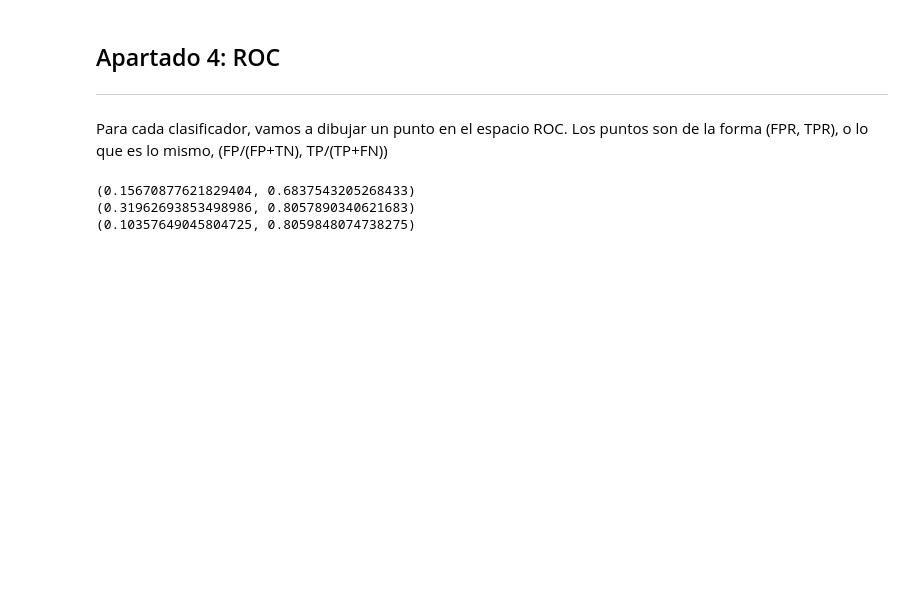
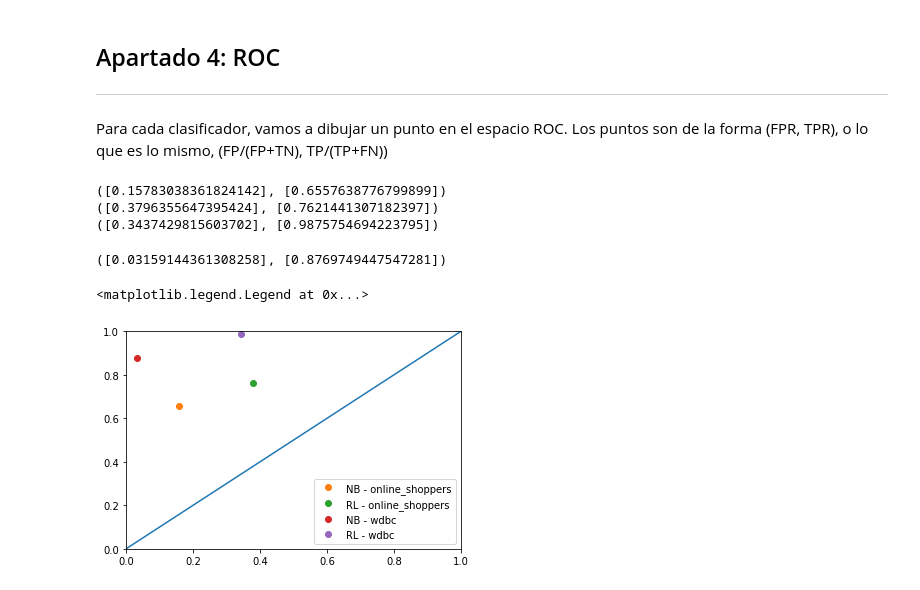
Before and after one commit to luciaasen/FAA, a Jupyter notebook: p2/FAAP2_1461_16.ipynb, the cells around one changed output. Cells and saved outputs as stored; diff of their text form; code cells hidden in the pictures; blank space fills up the shorter version.

```diff
--- a/p2/FAAP2_1461_16.ipynb
+++ b/p2/FAAP2_1461_16.ipynb
@@ -261,7 +277,7 @@ def ROC(dataset, estrategia, clasificador):
         TN = matriz[1][1]
         TPR += (TP/(TP+FN))/(nRepes)
         FPR += (FP/(FP+TN))/(nRepes)
-    return FPR, TPR
+    return [FPR], [TPR]
 # %%
 estrategia = ep.ValidacionSimple(25)
 clasificador = cl.ClasificadorNaiveBayes(laplace = True)
@@ -281,10 +297,33 @@ dataset = d.Datos('./datos/wdbc.data', oneHot = True)
 rl_w = ROC(dataset, estrategia,clasificador)
 print(rl_w)
 # %% [output]
-(0.15670877621829404, 0.6837543205268433)
-(0.31962693853498986, 0.8057890340621683)
-(0.10357649045804725, 0.8059848074738275)
+([0.15783038361824142], [0.6557638776799899])
+([0.3796355647395424], [0.7621441307182397])
+([0.3437429815603702], [0.9875754694223795])
-# %%
-clasificador = cl.ClasificadorRegresionLogistica(cteApr = 0.5)
-rl_w = ROC(dataset, estrategia,clasificador)
-rl_o = ROC(dataset, estrategia,clasificador)
+# %%
+estrategia = ep.ValidacionSimple(25)
+clasificador = cl.ClasificadorNaiveBayes(laplace = True)
+dataset = d.Datos('./datos/wdbc.data')
+nb_w = ROC(dataset, estrategia,clasificador)
+print(nb_w)
+# %% [output]
+([0.03159144361308258], [0.8769749447547281])
+# %%
+import matplotlib.pyplot as plt
+
+data = [nb_o, nb_w, rl_o, rl_w]
+xs = [x[0] for x in data]
+ys = [x[1] for x in data]
+axes = plt.gca()
+axes.set_xlim([0,1])
+axes.set_ylim([0,1])
+plt.plot([0,1],[0,1])
+#plt.plot(xs, ys, 'o')
+plt.plot(nb_o[0], nb_o[1], 'o', label = 'NB - online_shoppers')
+plt.plot(rl_o[0], rl_o[1], 'o', label = 'RL - online_shoppers')
+plt.plot(nb_w[0], nb_w[1], 'o', label = 'NB - wdbc')
+plt.plot(rl_w[0], rl_w[1], 'o', label = 'RL - wdbc')
+plt.legend()
+# %% [output]
+<matplotlib.legend.Legend at 0x...>
+[figure, added]
```
Also changed, not shown: parts of 7 cells of this notebook, 24 other files.
